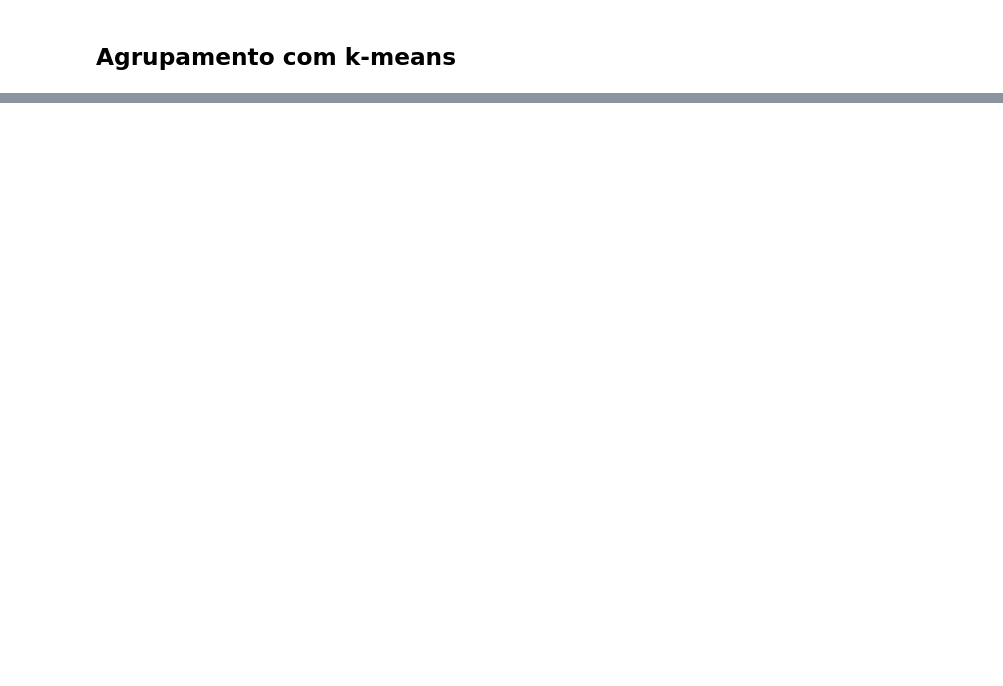
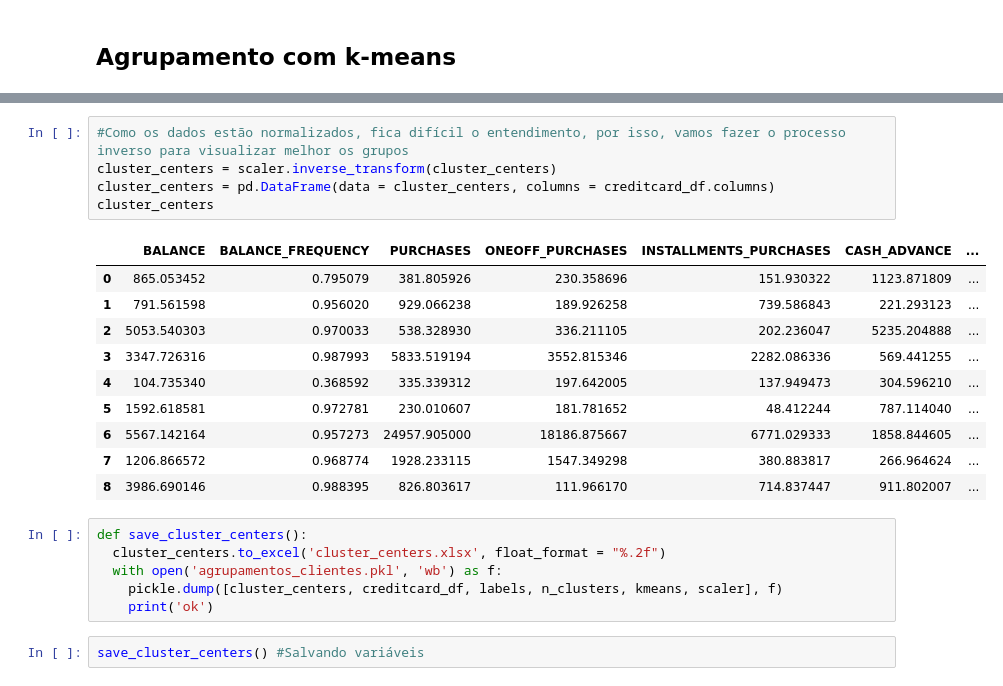
Before and after one commit to Vinicius-Luiz/ciencia_dados_para_empresas, a Jupyter notebook: MARKETING/Departamento_de_Marketing_Treinamento_dos_dados.ipynb, the cells around one changed output, grey strips where cells are left out. Cells and saved outputs as stored; diff of their text form; blank space fills up the shorter version.

```diff
--- a/MARKETING/Departamento_de_Marketing.ipynb
+++ b/MARKETING/Departamento_de_Marketing_Treinamento_dos_dados.ipynb
@@ -243,0 +291,24 @@ Text(0, 0.5, 'WCSS')
+# %%
+#Como os dados estão normalizados, fica difícil o entendimento, por isso, vamos fazer o processo inverso para visualizar melhor os grupos
+cluster_centers = scaler.inverse_transform(cluster_centers)
+cluster_centers = pd.DataFrame(data = cluster_centers, columns = creditcard_df.columns)
+cluster_centers
+# %% [output]
+|  | BALANCE | BALANCE_FREQUENCY | PURCHASES | ONEOFF_PURCHASES | INSTALLMENTS_PURCHASES | CASH_ADVANCE | ... |
+| 0 | 865.053452 | 0.795079 | 381.805926 | 230.358696 | 151.930322 | 1123.871809 | ... |
+| 1 | 791.561598 | 0.956020 | 929.066238 | 189.926258 | 739.586843 | 221.293123 | ... |
+| 2 | 5053.540303 | 0.970033 | 538.328930 | 336.211105 | 202.236047 | 5235.204888 | ... |
+| 3 | 3347.726316 | 0.987993 | 5833.519194 | 3552.815346 | 2282.086336 | 569.441255 | ... |
+| 4 | 104.735340 | 0.368592 | 335.339312 | 197.642005 | 137.949473 | 304.596210 | ... |
+| 5 | 1592.618581 | 0.972781 | 230.010607 | 181.781652 | 48.412244 | 787.114040 | ... |
+| 6 | 5567.142164 | 0.957273 | 24957.905000 | 18186.875667 | 6771.029333 | 1858.844605 | ... |
+| 7 | 1206.866572 | 0.968774 | 1928.233115 | 1547.349298 | 380.883817 | 266.964624 | ... |
+| 8 | 3986.690146 | 0.988395 | 826.803617 | 111.966170 | 714.837447 | 911.802007 | ... |
+# %%
+def save_cluster_centers():
+  cluster_centers.to_excel('cluster_centers.xlsx', float_format = "%.2f")
+  with open('agrupamentos_clientes.pkl', 'wb') as f:
+    pickle.dump([cluster_centers, creditcard_df, labels, n_clusters, kmeans, scaler], f)
+    print('ok')
+# %%
+save_cluster_centers() #Salvando variáveis
```
Also changed, not shown: parts of 10 cells of this notebook, 4 other files.
